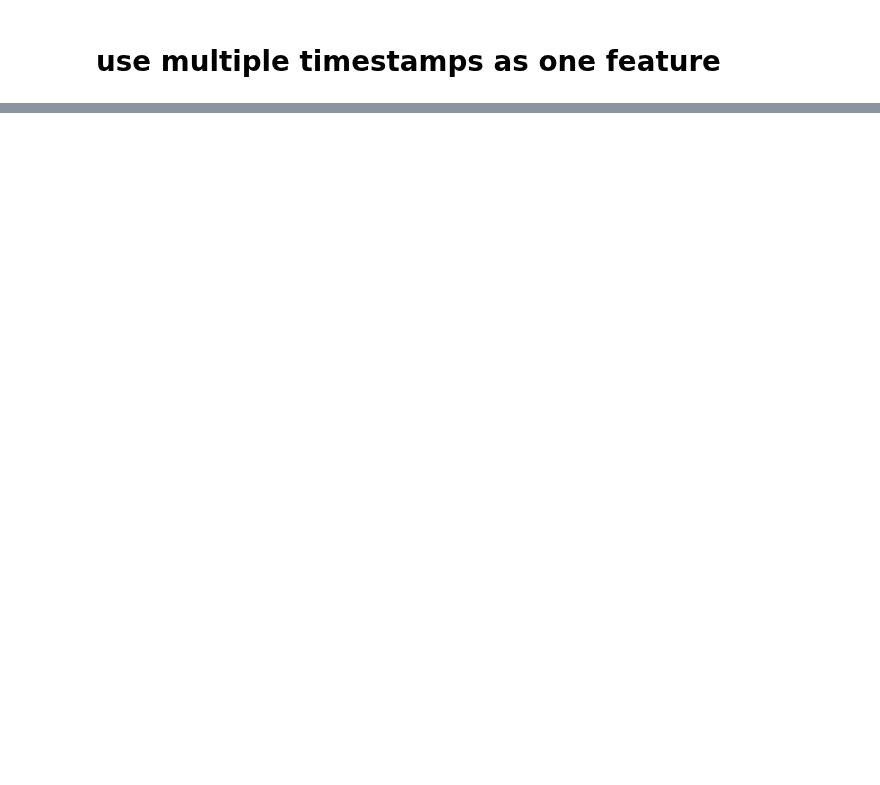
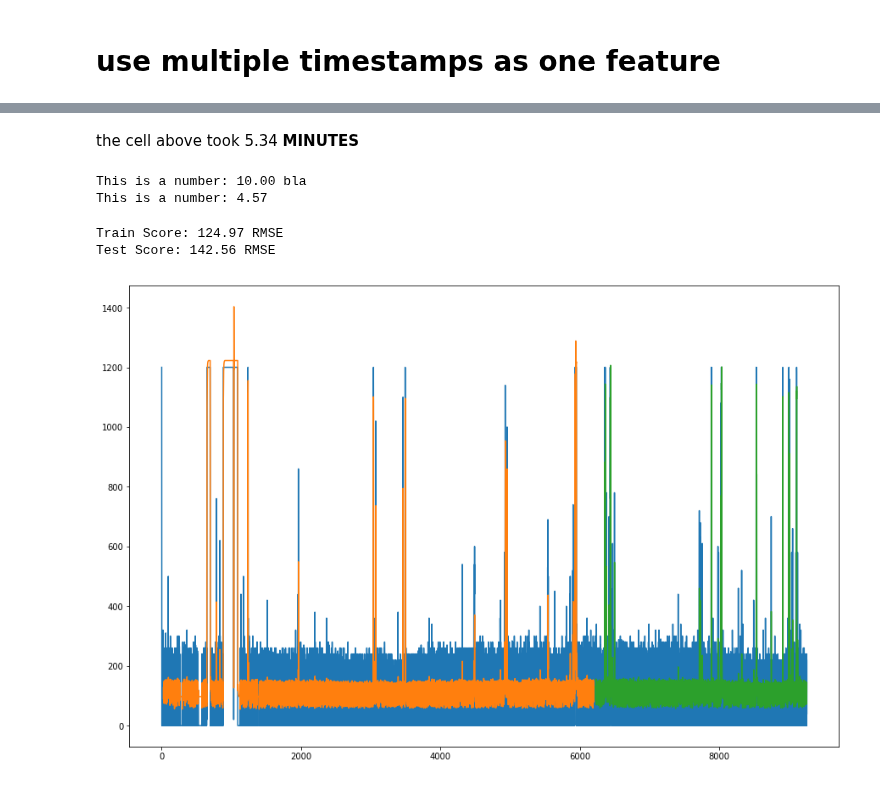
Before and after one commit to rogertian0707/jbg060, a Jupyter notebook: code/ML model/RNN pls work/LSTM try.ipynb, the cells around one changed output, grey strips where cells are left out. Saved outputs shown, nothing was run; the diff lists cells and outputs as text; code cells hidden in the pictures; blank space fills up the shorter version.

```diff
--- a/code/ML model/RNN pls work/LSTM try.ipynb
+++ b/code/ML model/RNN pls work/LSTM try.ipynb
@@ -259,0 +221,4 @@ plt.show()
+# %%
+# load the dataset
+dataset = data.values
+dataset = dataset.astype('float32')
@@ -259,0 +234,5 @@ plt.show()
+# %%
+# reshape into X=t and Y=t+1
+look_back = 24
+trainX, trainY = create_dataset(train, look_back)
+testX, testY = create_dataset(test, look_back)
@@ -259,0 +247,10 @@ plt.show()
+# %%
+# create and fit the LSTM network
+start = time.time()
+model = Sequential()
+model.add(LSTM(4, input_shape=(look_back, 1)))
+model.add(Dense(1))
+model.compile(loss='mean_squared_error', optimizer='adam')
+model.fit(trainX, trainY, epochs=10, batch_size=1, verbose=2)
+end = time.time()
+print(f'Model training took {(end-start)/60:.2f} minutes')
@@ -259,0 +275,28 @@ plt.show()
+# %% [markdown]
+the cell above took 5.34 __MINUTES__
+# %%
+number = 4.5685457
+a = 200
+b = 100
+print(f'This is a number: {(a-b)/10:.2f} bla')
+print('This is a number: {:.2f}'.format(number))
+# %% [output]
+This is a number: 10.00 bla
+This is a number: 4.57
+# %%
+# make predictions
+trainPredict = model.predict(trainX)
+testPredict = model.predict(testX)
+# invert predictions
+trainPredict = scaler.inverse_transform(trainPredict)
+trainY = scaler.inverse_transform([trainY])
+testPredict = scaler.inverse_transform(testPredict)
+testY = scaler.inverse_transform([testY])
+# calculate root mean squared error
+trainScore = math.sqrt(mean_squared_error(trainY[0], trainPredict[:,0]))
+print('Train Score: %.2f RMSE' % (trainScore))
+testScore = math.sqrt(mean_squared_error(testY[0], testPredict[:,0]))
+print('Test Score: %.2f RMSE' % (testScore))
+# %% [output]
+Train Score: 124.97 RMSE
+Test Score: 142.56 RMSE
@@ -259,0 +312,10 @@ plt.show()
+# %%
+# plot baseline and predictions
+fig = plt.figure(figsize=(15,10))
+
+plt.plot(scaler.inverse_transform(dataset))
+plt.plot(trainPredictPlot)
+plt.plot(testPredictPlot)
+plt.show()
+# %% [output]
+[figure, added]
```
Also changed, not shown: parts of 12 cells of this notebook.
